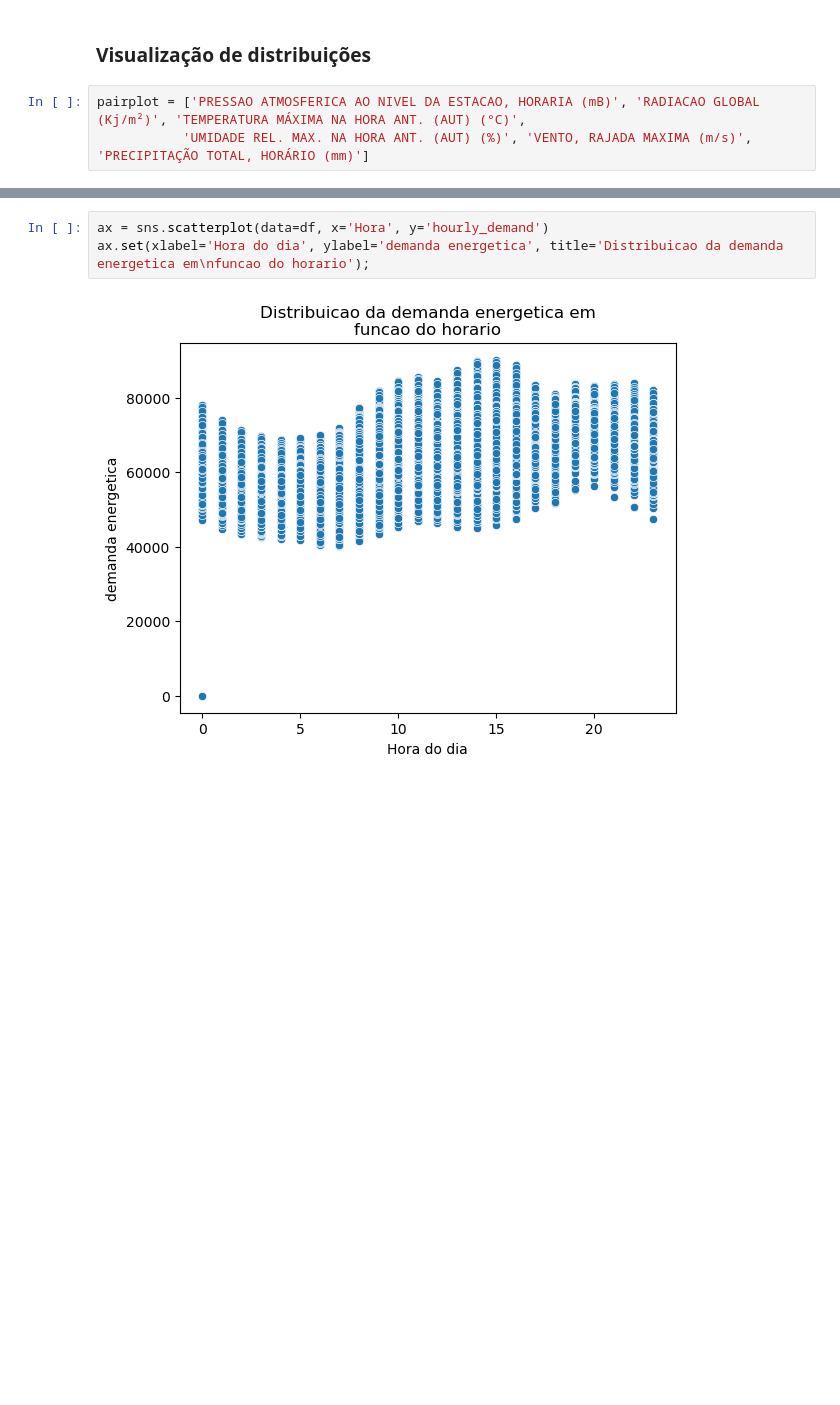
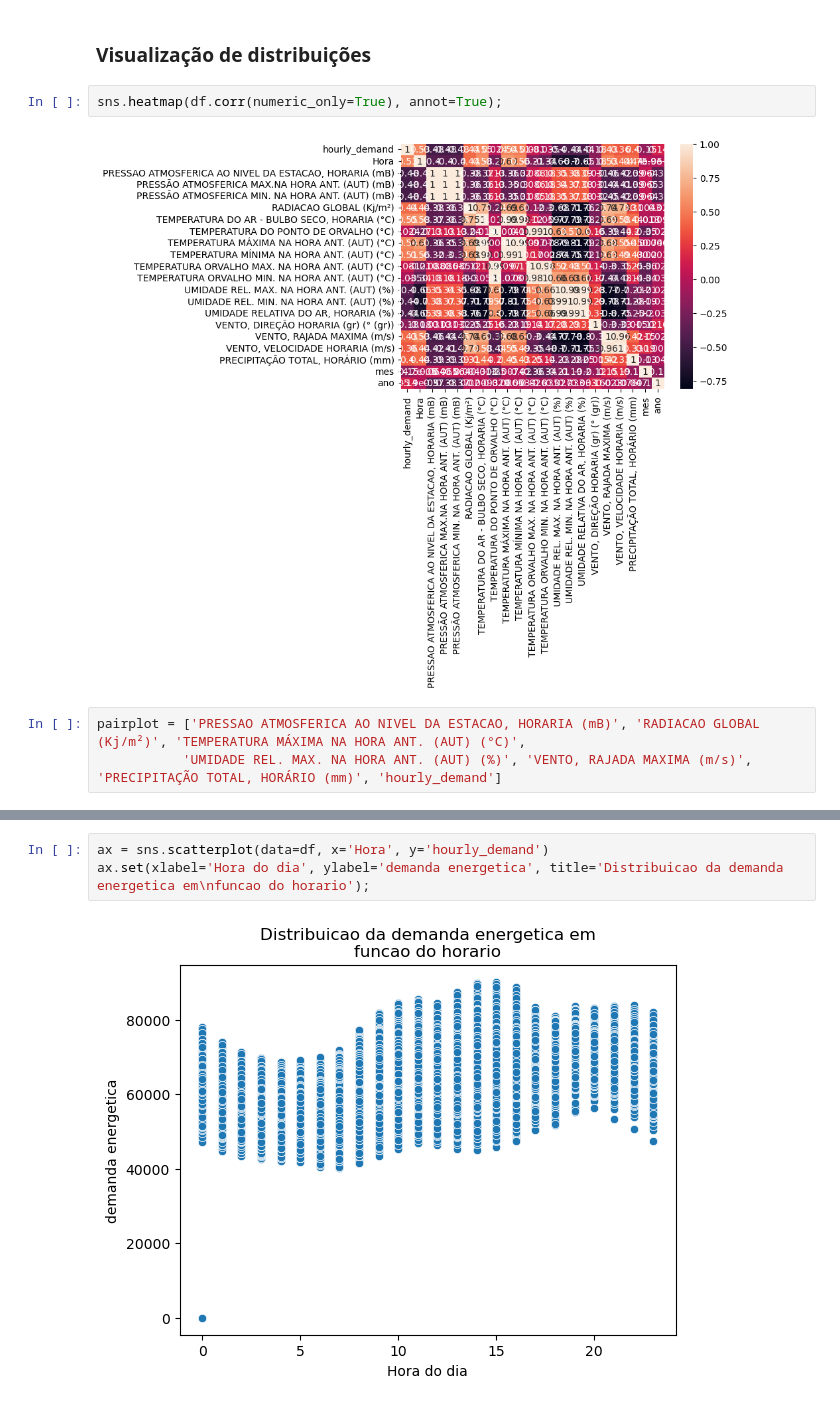
Before and after one commit to kauansacramento/energy-demand-forecast, a Jupyter notebook: energy_demand_forecast.ipynb, the cells around one changed output, grey strips where cells are left out. Saved outputs shown, nothing was run; the diff lists cells and outputs as text; blank space fills up the shorter version.

```diff
--- a/energy_demand_forecast.ipynb
+++ b/energy_demand_forecast.ipynb
@@ -35,9 +35,13 @@ df.describe()
 | max | 90120.004000 | 23.000000 | 1002.900000 | 1002.816667 | 1002.266667 | ... |
 # %% [markdown]
 ### Visualização de distribuições
+# %%
+sns.heatmap(df.corr(numeric_only=True), annot=True);
+# %% [output]
+[figure, added]
 # %%
 pairplot = ['PRESSAO ATMOSFERICA AO NIVEL DA ESTACAO, HORARIA (mB)', 'RADIACAO GLOBAL (Kj/m²)', 'TEMPERATURA MÁXIMA NA HORA ANT. (AUT) (°C)',
-           'UMIDADE REL. MAX. NA HORA ANT. (AUT) (%)', 'VENTO, RAJADA MAXIMA (m/s)', 'PRECIPITAÇÃO TOTAL, HORÁRIO (mm)']
+           'UMIDADE REL. MAX. NA HORA ANT. (AUT) (%)', 'VENTO, RAJADA MAXIMA (m/s)', 'PRECIPITAÇÃO TOTAL, HORÁRIO (mm)', 'hourly_demand']
 # %%
 g = sns.pairplot(df[pairplot])
 
```
Also changed, not shown: parts of 1 cell of this notebook.
